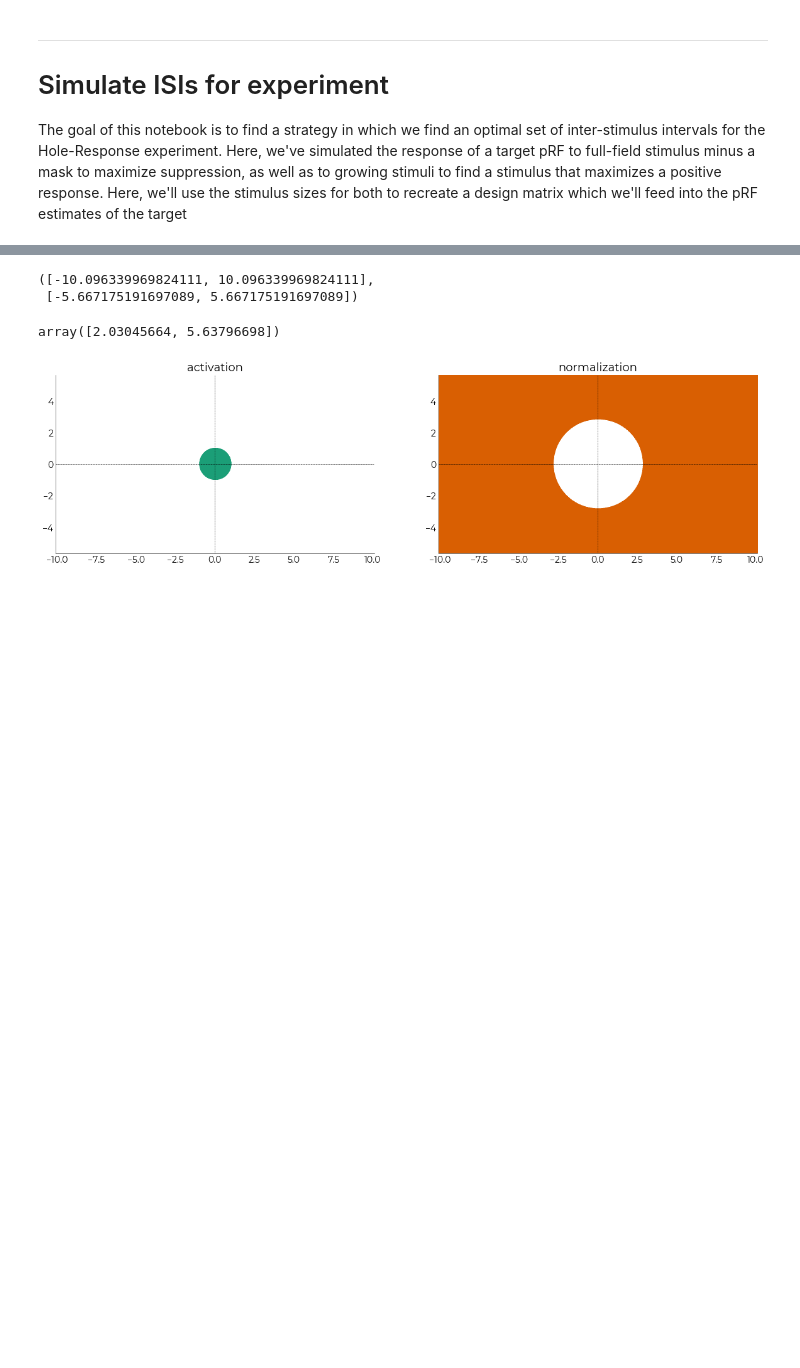
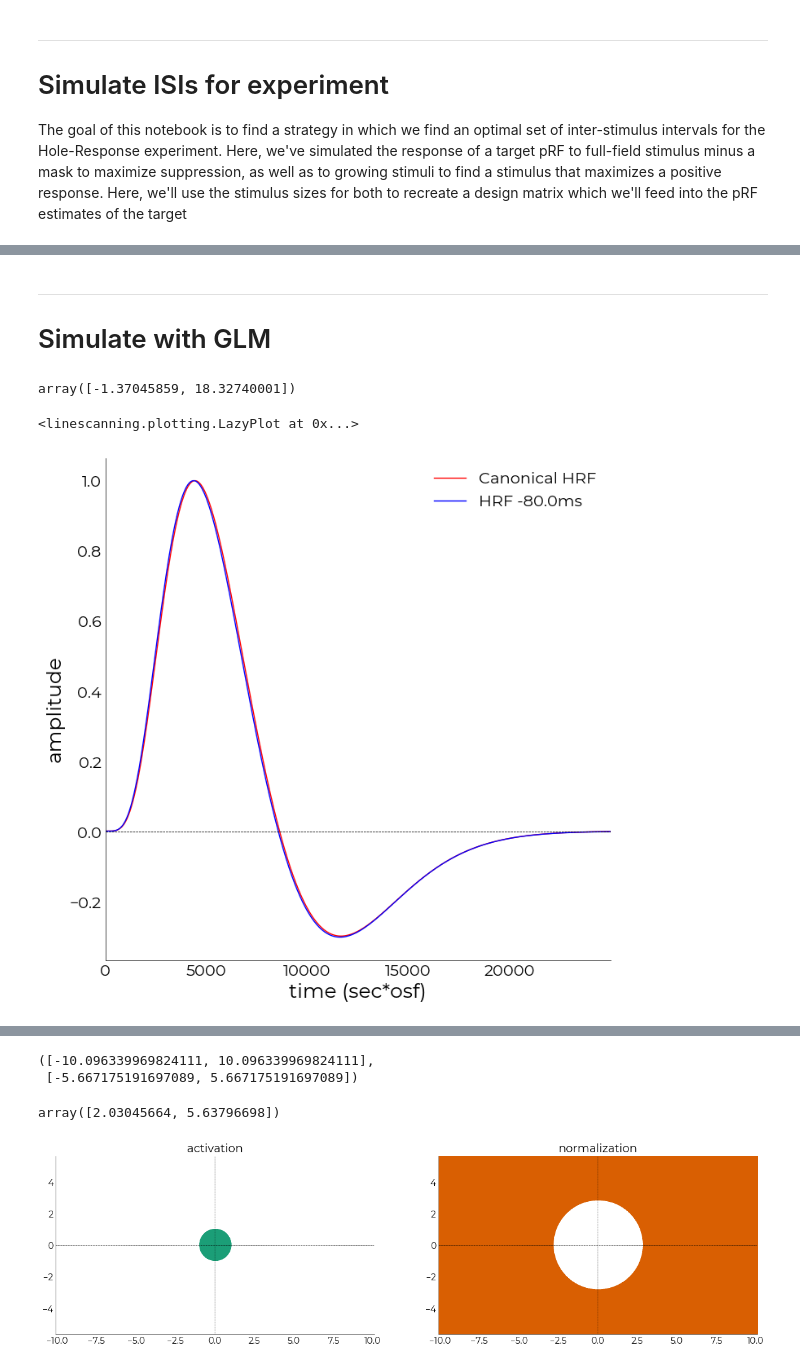
Before and after one commit to spinoza-centre/holeresponse, a Jupyter notebook: notebooks/simulate_isi.ipynb, the cells around one changed output, grey strips where cells are left out. Saved outputs shown, nothing was run; the diff lists cells and outputs as text; code cells hidden in the pictures; blank space fills up the shorter version.

Commit message:
simulate ISI

```diff
--- a/notebooks/simulate_isi.ipynb
+++ b/notebooks/simulate_isi.ipynb
@@ -39,0 +41,43 @@ pars
+# %% [markdown]
+---
+# Simulate with GLM
+# %%
+# fetch stimulus betas
+stim_betas = utils.string2float(pars["stim_betas"][hemi])
+stim_betas
+# %% [output]
+array([-1.37045859, 18.32740001])
+# %%
+# settings
+settings_path = "/data1/projects/MicroFunc/Jurjen/programs/project_repos/LineExps/ActNorm/settings.yml"
+with open(settings_path, 'r', encoding='utf8') as f_in:
+    settings = yaml.safe_load(f_in)
+
+TR = 0.105
+osf = 1000
+n_trials = settings['design'].get('n_trials')
+stim_duration = settings['design'].get('stim_duration')
+start_duration = settings['design'].get('start_duration')
+end_duration = settings['design'].get('end_duration')
+theor_total_duration = 585 #s -> 6 minutes
+hrf_diff = 0.08
+
+# define HRF
+dt = 1/osf
+time_points = np.linspace(0, 25, np.rint(float(25)/dt).astype(int))
+hrf_0 = glm.double_gamma(time_points, lag=5)
+hrf_100ms = glm.double_gamma(time_points, lag=(5-hrf_diff))
+# %%
+%matplotlib inline
+plotting.LazyPlot(
+    [hrf_0,hrf_100ms],
+    figsize=(8,8),
+    x_label="time (sec*osf)",
+    y_label="amplitude",
+    labels=["Canonical HRF",f"HRF -{hrf_diff*1000}ms"],
+    color=["r","b"],
+    line_width=1,
+    add_hline=0)
+# %% [output]
+<linescanning.plotting.LazyPlot at 0x...>
+[figure, added]
```
Also changed, not shown: parts of 15 cells of this notebook.
